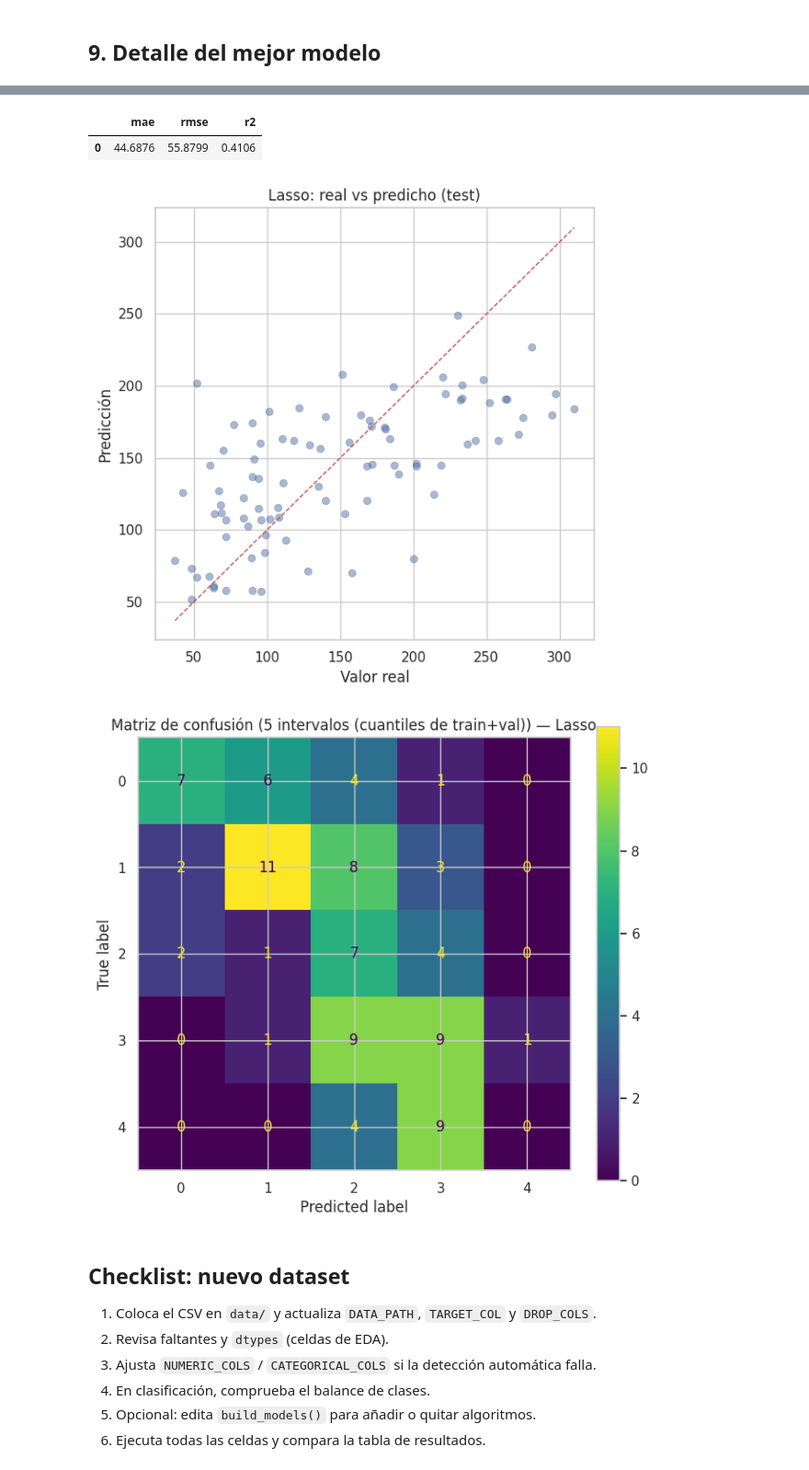
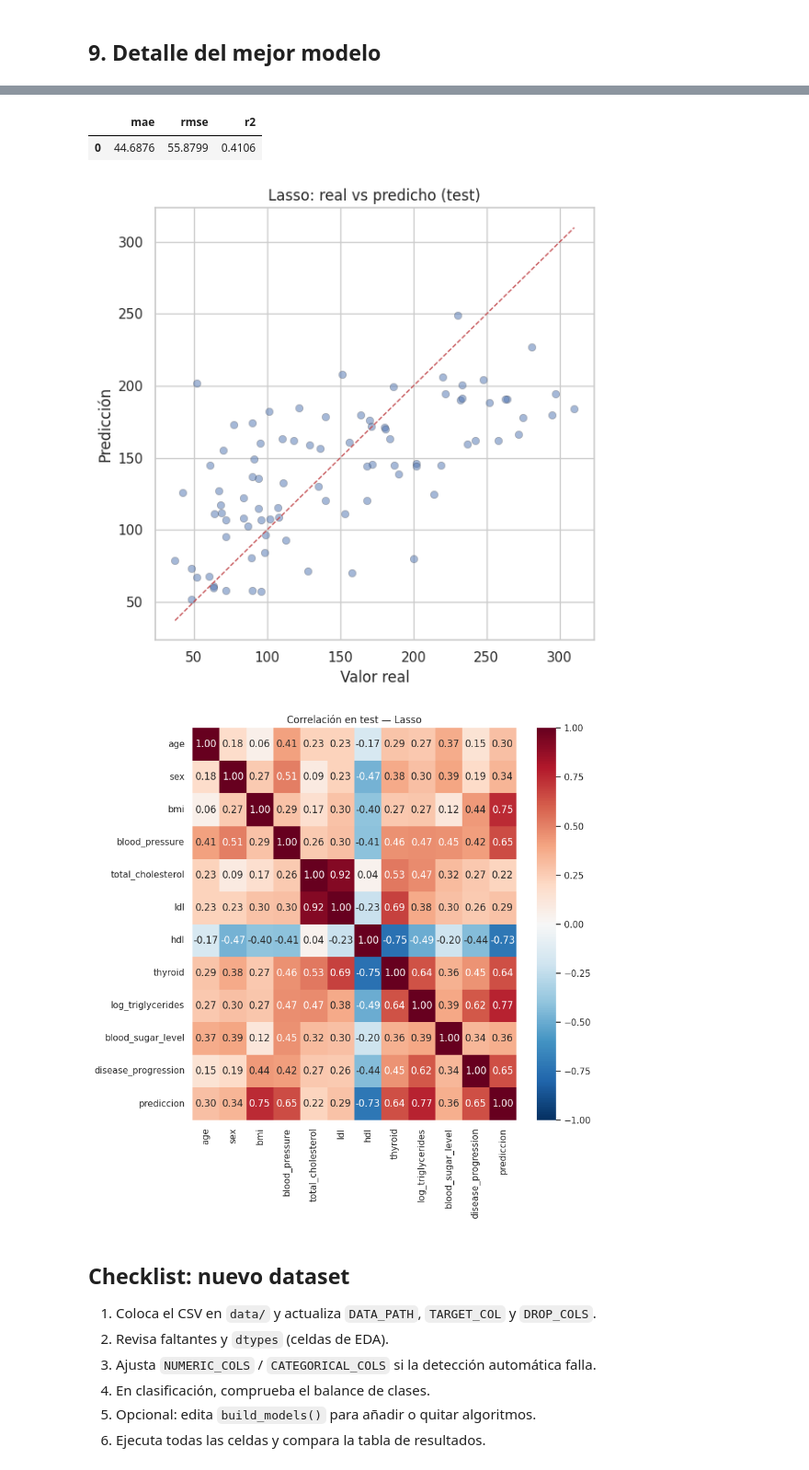
Before and after one commit to albino-babuino/cheat-sheets-ia, a Jupyter notebook: 07.b-ejemplos-supervisados/01-regresion/01-regresion-lineal-diabetes.ipynb, the cells around one changed output, grey strips where cells are left out. Shown at 92% size. Cells and saved outputs as stored; diff of their text form; code cells hidden in the pictures.

```diff
--- a/07.b-ejemplos-supervisados/01-regresion/01-regresion-lineal-diabetes.ipynb
+++ b/07.b-ejemplos-supervisados/01-regresion/01-regresion-lineal-diabetes.ipynb
@@ -228,6 +216,7 @@ def build_models():
         RandomForestRegressor,
     )
     from sklearn.linear_model import Lasso, LinearRegression, Ridge
+    from sklearn.neighbors import KNeighborsRegressor
     from xgboost import XGBRegressor
     from catboost import CatBoostRegressor
 
@@ -236,10 +225,24 @@ def build_models():
         "Ridge": Ridge(random_state=RANDOM_STATE),
         "Lasso": Lasso(random_state=RANDOM_STATE, max_iter=5000),
         "RandomForest": RandomForestRegressor(
-            n_estimators=100, random_state=RANDOM_STATE, n_jobs=-1
+            n_estimators=100,
+            criterion="squared_error",
+            max_depth=None,
+            min_samples_split=2,
+            min_samples_leaf=1,
+            min_weight_fraction_leaf=0.0,
+            max_features=1.0,
+            max_leaf_nodes=None,
+            min_impurity_decrease=0.0,
+            bootstrap=True,
+            oob_score=False,
+            max_samples=None,
+            random_state=RANDOM_STATE,
+            n_jobs=-1,
         ),
         "GradientBoosting": GradientBoostingRegressor(random_state=RANDOM_STATE),
         "HistGradientBoosting": HistGradientBoostingRegressor(random_state=RANDOM_STATE),
+        "KNN": KNeighborsRegressor(n_neighbors=5, n_jobs=-1),
         "XGBoost": XGBRegressor(
             random_state=RANDOM_STATE, verbosity=0, n_estimators=100, n_jobs=-1
         ),
@@ -463,34 +484,63 @@ plt.show()
 best_name = results.iloc[0]["modelo"]
 print(f"Mejor modelo (val): {best_name}")
 
 best_est = MODELS[best_name]
 X_trainval = pd.concat([X_train, X_val])
 y_trainval = pd.concat([y_train, y_val])
 
 best_pipe = Pipeline([("preprocess", preprocess), ("model", best_est)])
 best_pipe.fit(X_trainval, y_trainval)
 y_pred_test = best_pipe.predict(X_test)
 
 print("Métricas en test (tras reentrenar con train+val):")
 display(pd.DataFrame([regression_metrics(y_test, y_pred_test)]).round(4))
 
 # --- Scatter real vs predicho ---
 fig, ax = plt.subplots(figsize=(6, 6))
 ax.scatter(y_test, y_pred_test, alpha=0.5, edgecolors="k", linewidths=0.3)
 lims = [min(y_test.min(), y_pred_test.min()), max(y_test.max(), y_pred_test.max())]
 ax.plot(lims, lims, "r--", lw=1)
 ax.set_xlabel("Valor real")
 ax.set_ylabel("Predicción")
 ax.set_title(f"{best_name}: real vs predicho (test)")
 plt.tight_layout()
 plt.show()
+
+# Matriz de correlación en test: target, predicción y features numéricas
+_num_test = X_test.select_dtypes(include=[np.number]).columns.tolist()
+if len(_num_test) >= 1:
+    corr_test = pd.concat(
+        [
+            X_test[_num_test],
+            pd.Series(y_test.values, name=TARGET_COL, index=X_test.index),
+            pd.Series(y_pred_test, name="prediccion", index=X_test.index),
+        ],
+        axis=1,
+    ).corr(numeric_only=True)
+    size = max(5, 0.75 * len(corr_test.columns))
+    fig, ax = plt.subplots(figsize=(size, size))
+    sns.heatmap(
+        corr_test,
+        annot=len(corr_test.columns) <= 12,
+        fmt=".2f",
+        cmap="RdBu_r",
+        center=0,
+        vmin=-1,
+        vmax=1,
+        ax=ax,
+    )
+    ax.set_title(f"Correlación en test — {best_name}")
+    plt.tight_layout()
+    plt.show()
+else:
+    print("No hay columnas numéricas en X_test para la matriz de correlación.")
 # %% [output]
 Mejor modelo (val): Lasso
 Métricas en test (tras reentrenar con train+val):
 |  | mae | rmse | r2 |
 | 0 | 44.6876 | 55.8799 | 0.4106 |
 [figure]
-[figure, old version]
+[figure, new version]
 # %% [markdown]
 ## Checklist: nuevo dataset
 
```
Also changed, not shown: parts of 4 cells of this notebook, 13 other files.
